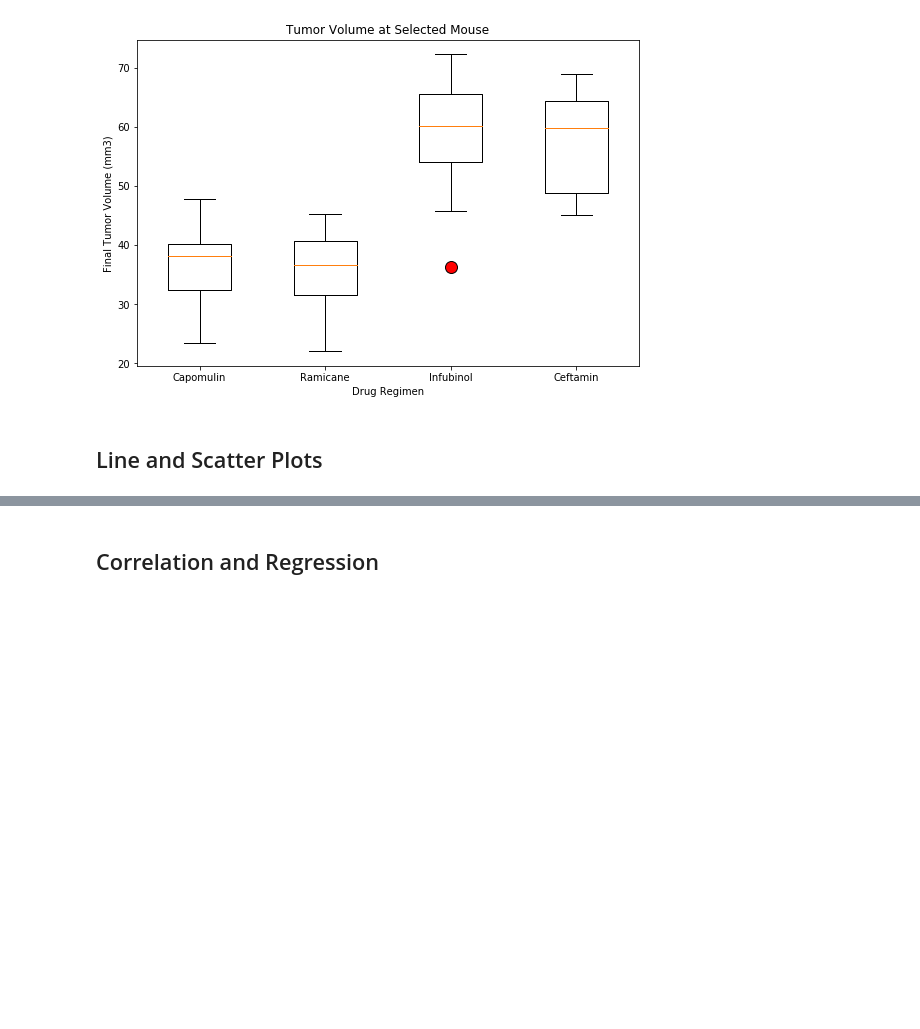
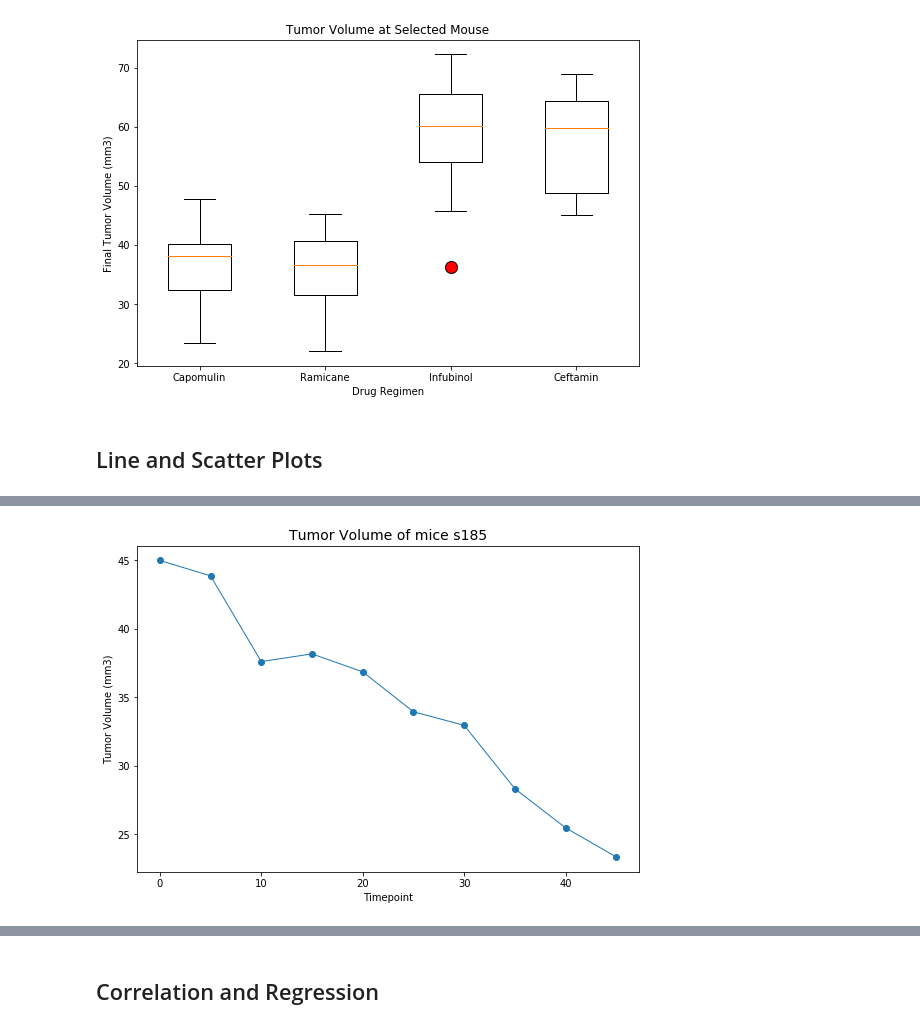
Before and after one commit to Sushil100040/Matplotlib_challenge, a Jupyter notebook: Pymaceuticals/pymaceuticals_starter.ipynb, the cells around one changed output, grey strips where cells are left out. Saved outputs shown, nothing was run; the diff lists cells and outputs as text; code cells hidden in the pictures; blank space fills up the shorter version.

```diff
--- a/Pymaceuticals/pymaceuticals_starter.ipynb
+++ b/Pymaceuticals/pymaceuticals_starter.ipynb
@@ -492,3 +493,6 @@ plt.show()
 ## Line and Scatter Plots
 # %%
 # Generate a line plot of tumor volume vs. time point for a single mouse treated with Capomulin
+capomulin_df= clean_df.loc[clean_df["Drug Regimen"] == "Capomulin", :]
+capomulin_df=capomulin_df.reset_index()
+capomulin_df
@@ -496,0 +513,4 @@ plt.show()
+# %%
+#Select data of a single mouse
+capomulin_single_df=capomulin_df.loc[capomulin_df["Mouse ID"]=="s185",:]
+capomulin_single_df
@@ -496,0 +529,5 @@ plt.show()
+# %%
+#For line plots we need the values of two columns, timepoint and tumor volume
+capomulin_single_df = capomulin_single_df.loc[:, ["Timepoint", "Tumor Volume (mm3)"]]
+capomulin_single_df = capomulin_single_df.reset_index(drop=True)
+capomulin_single_df
@@ -496,0 +546,21 @@ plt.show()
+# %%
+#Setting the x_axis and y_axis from the dataframe
+x_axis=capomulin_single_df["Timepoint"]
+y_axis=capomulin_single_df["Tumor Volume (mm3)"]
+
+#Figure size
+fig1, ax1 = plt.subplots(figsize=(9,6))
+
+#Setting the x-labels, y-labels and title
+plt.xlabel("Timepoint")
+plt.ylabel("Tumor Volume (mm3)")
+plt.title("Tumor Volume of mice s185", fontsize=14)
+
+#Plotting the line
+plt.plot(x_axis, y_axis, marker="o", linewidth="1")
+
+
+#Display the chart
+plt.show()
+# %% [output]
+[figure, added]
```
Also changed, not shown: parts of 11 cells of this notebook.
